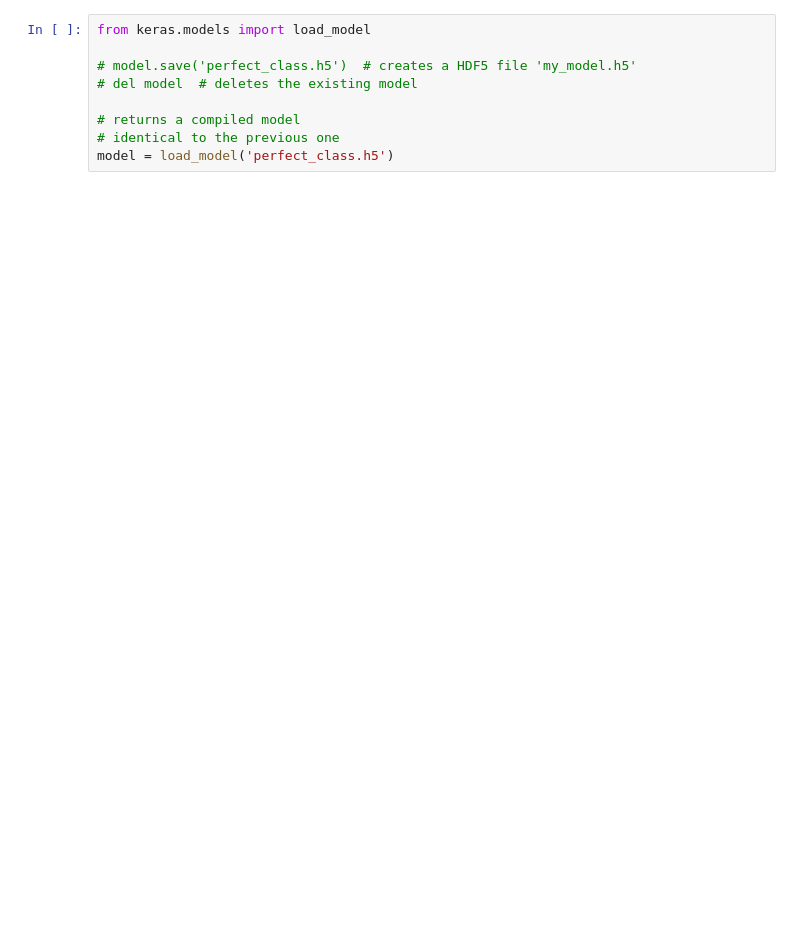
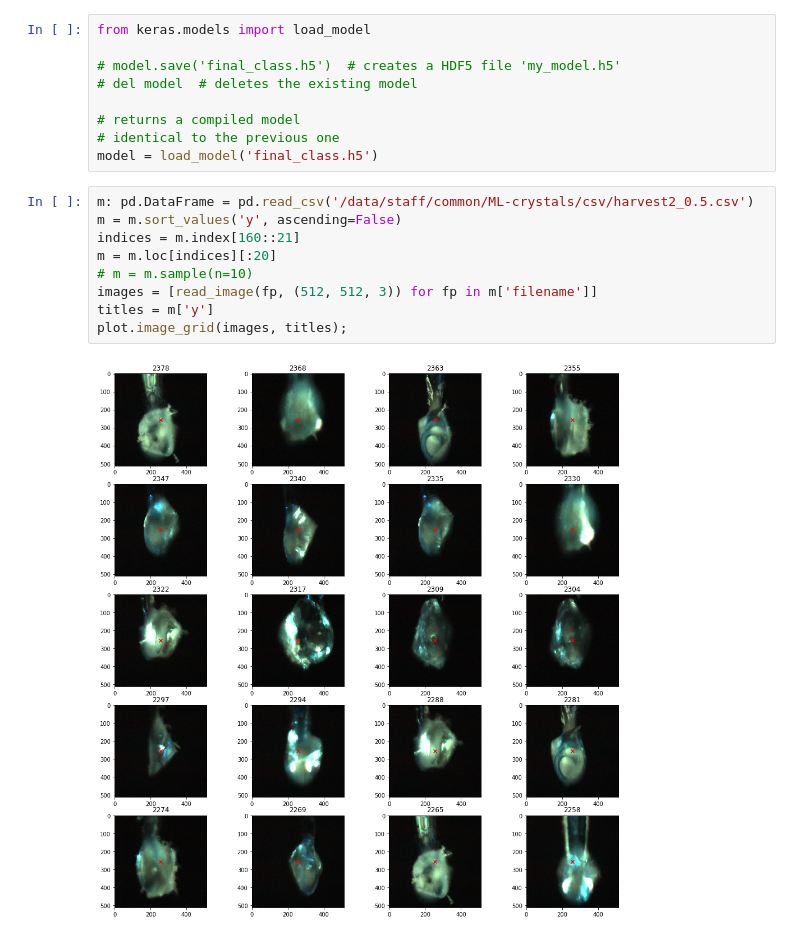
Before and after one commit to voidcase/pewpew, a Jupyter notebook: src/classification.ipynb, the cells around one changed output. Drawn from its saved outputs; the diff is of its cells as text; blank space fills up the shorter version.

```diff
--- a/src/classification.ipynb
+++ b/src/classification.ipynb
@@ -270,9 +379,20 @@ plot.plot_from_generator(preds)
 # %%
 from keras.models import load_model
 
-# model.save('perfect_class.h5')  # creates a HDF5 file 'my_model.h5'
+# model.save('final_class.h5')  # creates a HDF5 file 'my_model.h5'
 # del model  # deletes the existing model
 
 # returns a compiled model
 # identical to the previous one
-model = load_model('perfect_class.h5')
+model = load_model('final_class.h5')
+# %%
+m: pd.DataFrame = pd.read_csv('/data/staff/common/ML-crystals/csv/harvest2_0.5.csv')
+m = m.sort_values('y', ascending=False)
+indices = m.index[160::21]
+m = m.loc[indices][:20]
+# m = m.sample(n=10)
+images = [read_image(fp, (512, 512, 3)) for fp in m['filename']]
+titles = m['y']
+plot.image_grid(images, titles);
+# %% [output]
+[figure, added]
```
Also changed, not shown: parts of 16 cells of this notebook, 1 other file.
